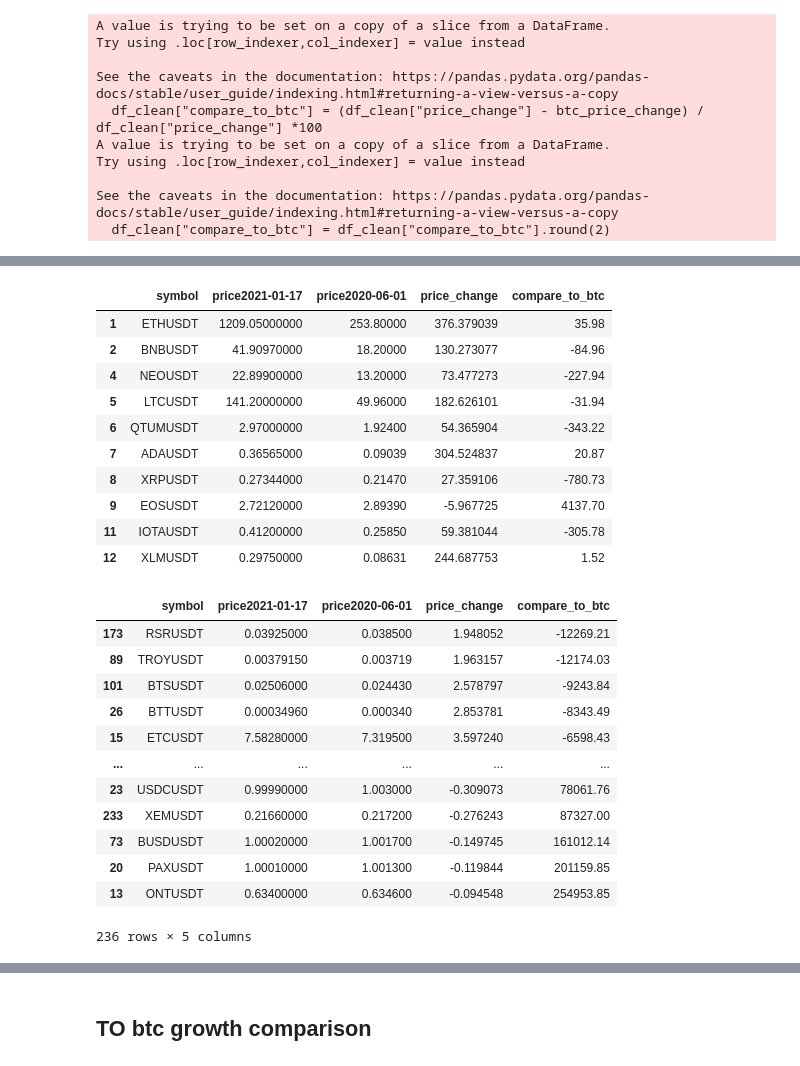
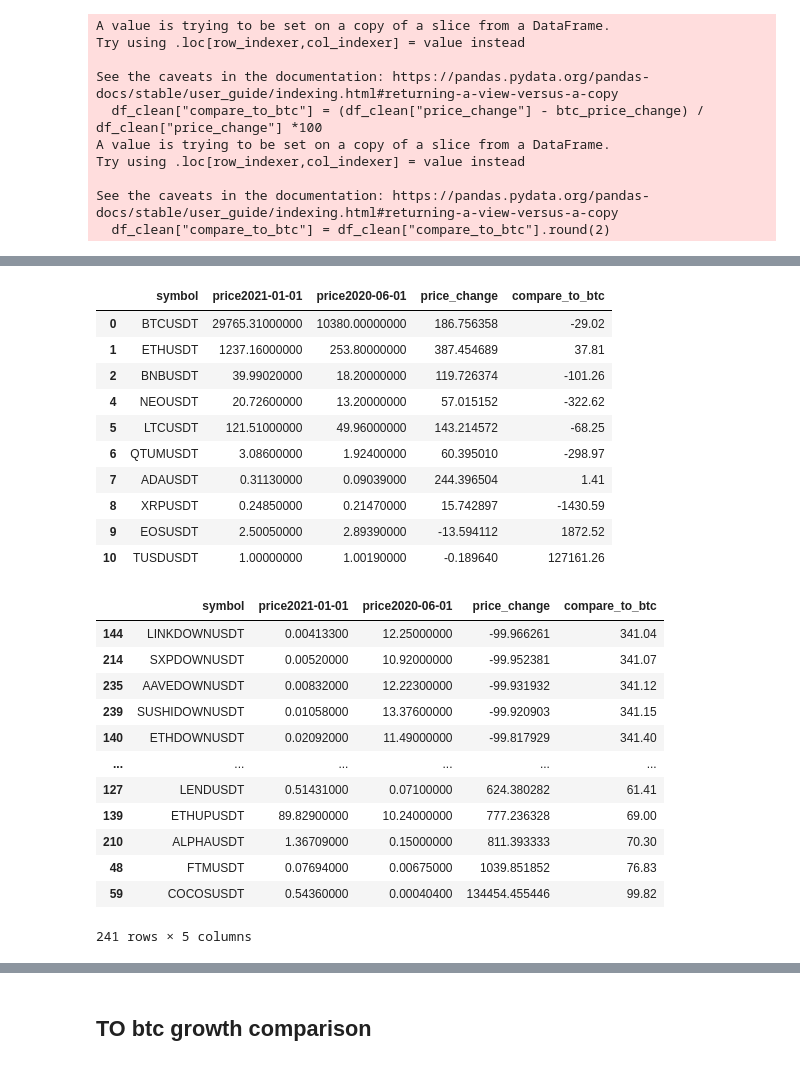
Before and after one commit to dionisboss/crypto_analise, a Jupyter notebook: working_with_binance_api.ipynb, the cells around one changed output, grey strips where cells are left out. Saved outputs shown, nothing was run; the diff lists cells and outputs as text; code cells hidden in the pictures.

```diff
--- a/working_with_binance_api.ipynb
+++ b/working_with_binance_api.ipynb
@@ -67,0 +13,2 @@ done
+# %%
+data_today = gkd()
@@ -68,5 +18,5 @@ done
 # %%
-df = pd.DataFrame(USDT_pairs)
+df = pd.DataFrame(data_today)
 # %%
 #drop None
 df_clean = df.dropna(0)
@@ -89,7 +39,7 @@ df_clean
 # %%
 #convert all to numeric
-df['price2021-01-17'] = pd.to_numeric(df['price2021-01-17'])
-df['price2020-06-01'] = pd.to_numeric(df['price2020-06-01'])
+df[price_name_now] = pd.to_numeric(df[price_name_now])
+df[price_name_jun] = pd.to_numeric(df[price_name_jun])
 # %%
 df_clean
 # %% [output]
@@ -109,6 +59,6 @@ df_clean
 # %%
 #add change in price colmn as a percantage
-df_clean['price_change'] = (df["price2021-01-17"] - df["price2020-06-01"]) / df["price2020-06-01"] * 100
+df_clean['price_change'] = (df[price_name_now] - df[price_name_jun]) / df[price_name_jun] * 100
 # %% [output]
 A value is trying to be set on a copy of a slice from a DataFrame.
 Try using .loc[row_indexer,col_indexer] = value instead
@@ -165,33 +115,34 @@ df_clean
 # %%
 # df_clean.drop(labels=10,inplace=True)
 # df_clean.drop(labels=0,inplace=True)
+# find other way to delete btc_usdt and USDT USDT pairs
 df_clean.head(10)
 # %% [output]
-|  | symbol | price2021-01-17 | price2020-06-01 | price_change | compare_to_btc |
-| 1 | ETHUSDT | 1209.05000000 | 253.80000 | 376.379039 | 35.98 |
-| 2 | BNBUSDT | 41.90970000 | 18.20000 | 130.273077 | -84.96 |
-| 4 | NEOUSDT | 22.89900000 | 13.20000 | 73.477273 | -227.94 |
-| 5 | LTCUSDT | 141.20000000 | 49.96000 | 182.626101 | -31.94 |
-| 6 | QTUMUSDT | 2.97000000 | 1.92400 | 54.365904 | -343.22 |
-| 7 | ADAUSDT | 0.36565000 | 0.09039 | 304.524837 | 20.87 |
-| 8 | XRPUSDT | 0.27344000 | 0.21470 | 27.359106 | -780.73 |
-| 9 | EOSUSDT | 2.72120000 | 2.89390 | -5.967725 | 4137.70 |
-| 11 | IOTAUSDT | 0.41200000 | 0.25850 | 59.381044 | -305.78 |
-| 12 | XLMUSDT | 0.29750000 | 0.08631 | 244.687753 | 1.52 |
+|  | symbol | price2021-01-01 | price2020-06-01 | price_change | compare_to_btc |
+| 0 | BTCUSDT | 29765.31000000 | 10380.00000000 | 186.756358 | -29.02 |
+| 1 | ETHUSDT | 1237.16000000 | 253.80000000 | 387.454689 | 37.81 |
+| 2 | BNBUSDT | 39.99020000 | 18.20000000 | 119.726374 | -101.26 |
+| 4 | NEOUSDT | 20.72600000 | 13.20000000 | 57.015152 | -322.62 |
+| 5 | LTCUSDT | 121.51000000 | 49.96000000 | 143.214572 | -68.25 |
+| 6 | QTUMUSDT | 3.08600000 | 1.92400000 | 60.395010 | -298.97 |
+| 7 | ADAUSDT | 0.31130000 | 0.09039000 | 244.396504 | 1.41 |
+| 8 | XRPUSDT | 0.24850000 | 0.21470000 | 15.742897 | -1430.59 |
+| 9 | EOSUSDT | 2.50050000 | 2.89390000 | -13.594112 | 1872.52 |
+| 10 | TUSDUSDT | 1.00000000 | 1.00190000 | -0.189640 | 127161.26 |
 # %%
-df_clean.sort_values(by='compare_to_btc', axis=0)
+df_clean.sort_values(by='price_change', axis=0)
 # %% [output]
-|  | symbol | price2021-01-17 | price2020-06-01 | price_change | compare_to_btc |
-| 173 | RSRUSDT | 0.03925000 | 0.038500 | 1.948052 | -12269.21 |
-| 89 | TROYUSDT | 0.00379150 | 0.003719 | 1.963157 | -12174.03 |
-| 101 | BTSUSDT | 0.02506000 | 0.024430 | 2.578797 | -9243.84 |
-| 26 | BTTUSDT | 0.00034960 | 0.000340 | 2.853781 | -8343.49 |
-| 15 | ETCUSDT | 7.58280000 | 7.319500 | 3.597240 | -6598.43 |
+|  | symbol | price2021-01-01 | price2020-06-01 | price_change | compare_to_btc |
+| 144 | LINKDOWNUSDT | 0.00413300 | 12.25000000 | -99.966261 | 341.04 |
+| 214 | SXPDOWNUSDT | 0.00520000 | 10.92000000 | -99.952381 | 341.07 |
+| 235 | AAVEDOWNUSDT | 0.00832000 | 12.22300000 | -99.931932 | 341.12 |
+| 239 | SUSHIDOWNUSDT | 0.01058000 | 13.37600000 | -99.920903 | 341.15 |
+| 140 | ETHDOWNUSDT | 0.02092000 | 11.49000000 | -99.817929 | 341.40 |
 | ... | ... | ... | ... | ... | ... |
-| 23 | USDCUSDT | 0.99990000 | 1.003000 | -0.309073 | 78061.76 |
-| 233 | XEMUSDT | 0.21660000 | 0.217200 | -0.276243 | 87327.00 |
-| 73 | BUSDUSDT | 1.00020000 | 1.001700 | -0.149745 | 161012.14 |
-| 20 | PAXUSDT | 1.00010000 | 1.001300 | -0.119844 | 201159.85 |
-| 13 | ONTUSDT | 0.63400000 | 0.634600 | -0.094548 | 254953.85 |
+| 127 | LENDUSDT | 0.51431000 | 0.07100000 | 624.380282 | 61.41 |
+| 139 | ETHUPUSDT | 89.82900000 | 10.24000000 | 777.236328 | 69.00 |
+| 210 | ALPHAUSDT | 1.36709000 | 0.15000000 | 811.393333 | 70.30 |
+| 48 | FTMUSDT | 0.07694000 | 0.00675000 | 1039.851852 | 76.83 |
+| 59 | COCOSUSDT | 0.54360000 | 0.00040400 | 134454.455446 | 99.82 |
-236 rows × 5 columns
+241 rows × 5 columns
 # %%
```
Also changed, not shown: parts of 22 cells of this notebook, 7 other files.
